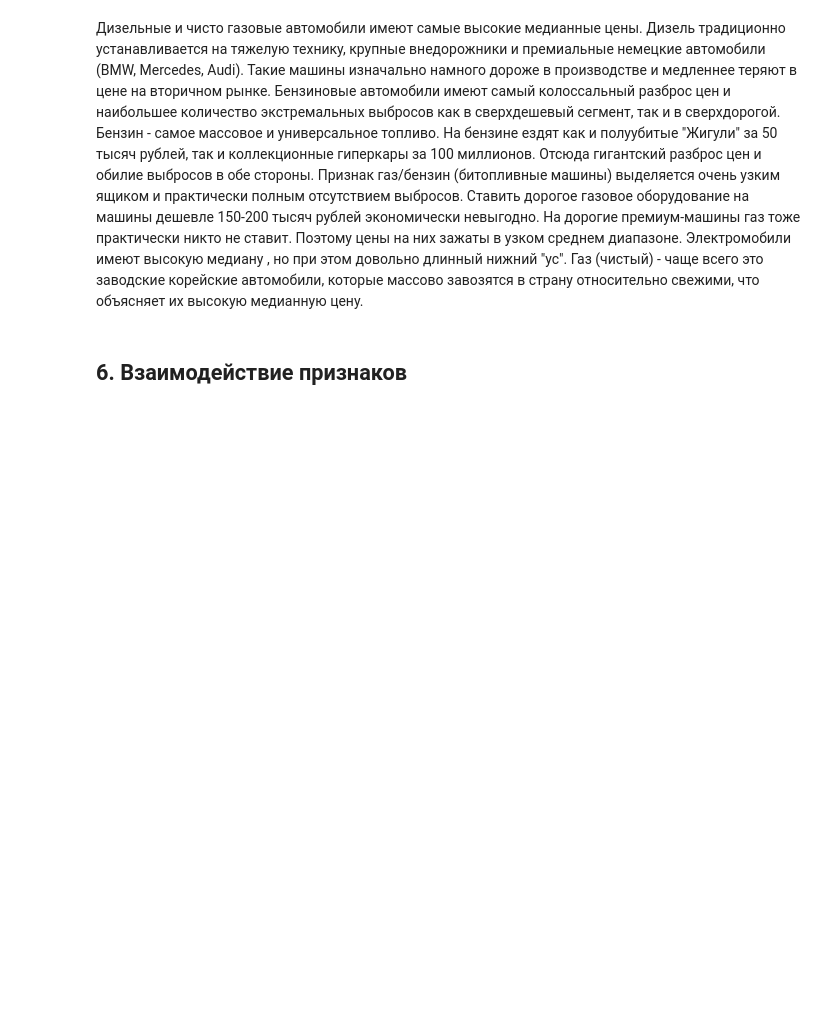
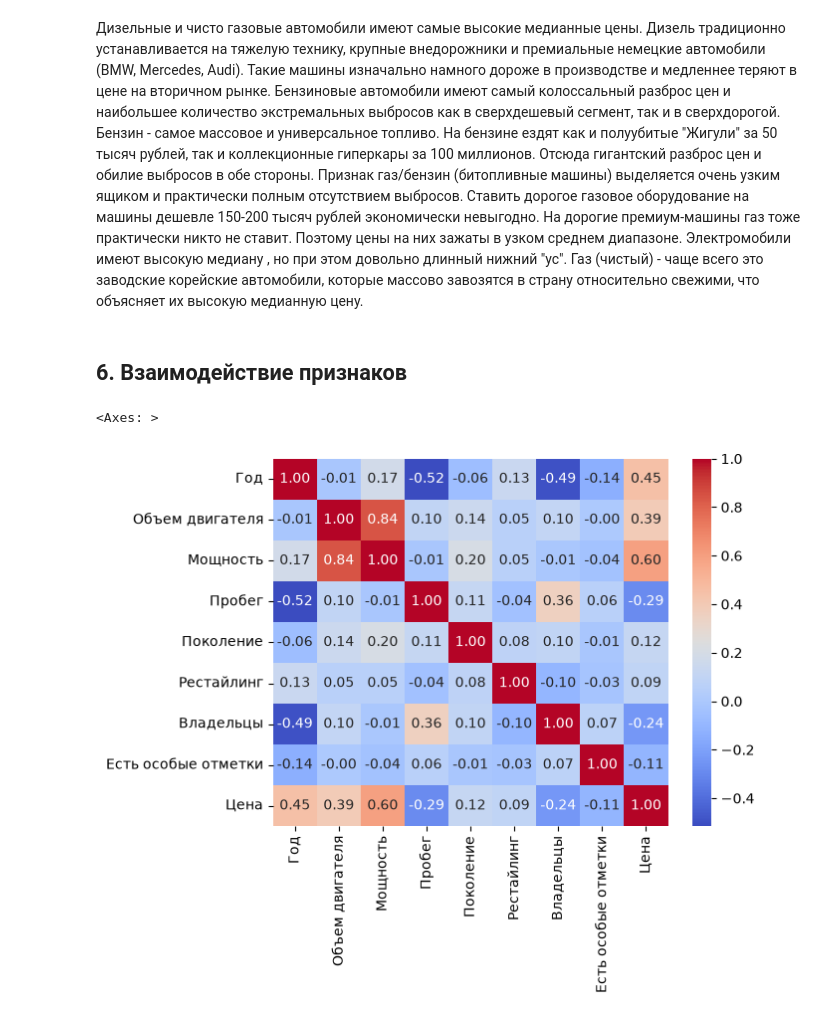
Before and after one commit to deviloon/car-price-analyzer, a Jupyter notebook: notebooks/02_eda_and_features.ipynb, the cells around one changed output. Saved outputs shown, nothing was run; the diff lists cells and outputs as text; code cells hidden in the pictures; blank space fills up the shorter version.

```diff
--- a/notebooks/02_eda_and_features.ipynb
+++ b/notebooks/02_eda_and_features.ipynb
@@ -224,3 +224,9 @@ sns.boxplot(x='Тип двигателя', y=np.log1p(df['Цена']), data=df)
 Дизельные и чисто газовые автомобили имеют самые высокие медианные цены. Дизель традиционно устанавливается на тяжелую технику, крупные внедорожники и премиальные немецкие автомобили (BMW, Mercedes, Audi). Такие машины изначально намного дороже в производстве и медленнее теряют в цене на вторичном рынке. Бензиновые автомобили имеют самый колоссальный разброс цен и наибольшее количество экстремальных выбросов как в сверхдешевый сегмент, так и в сверхдорогой. Бензин - самое массовое и универсальное топливо. На бензине ездят как и полуубитые "Жигули" за 50 тысяч рублей, так и коллекционные гиперкары за 100 миллионов. Отсюда гигантский разброс цен и обилие выбросов в обе стороны. Признак газ/бензин (битопливные машины) выделяется очень узким ящиком и практически полным отсутствием выбросов. Ставить дорогое газовое оборудование на машины дешевле 150-200 тысяч рублей экономически невыгодно. На дорогие премиум-машины газ тоже практически никто не ставит. Поэтому цены на них зажаты в узком среднем диапазоне. Электромобили имеют высокую медиану , но при этом довольно длинный нижний "ус".  Газ (чистый) - чаще всего это заводские корейские автомобили, которые массово завозятся в страну относительно свежими, что объясняет их высокую медианную цену.
 # %% [markdown]
 ## 6. Взаимодействие признаков
+# %%
+corr_matrix = df.select_dtypes(include=[np.number]).corr()
+sns.heatmap(corr_matrix, annot=True, fmt=".2f", cmap='coolwarm', cbar=True)
+# %% [output]
+<Axes: >
+[figure, added]
```
Also changed, not shown: parts of 2 cells of this notebook.
